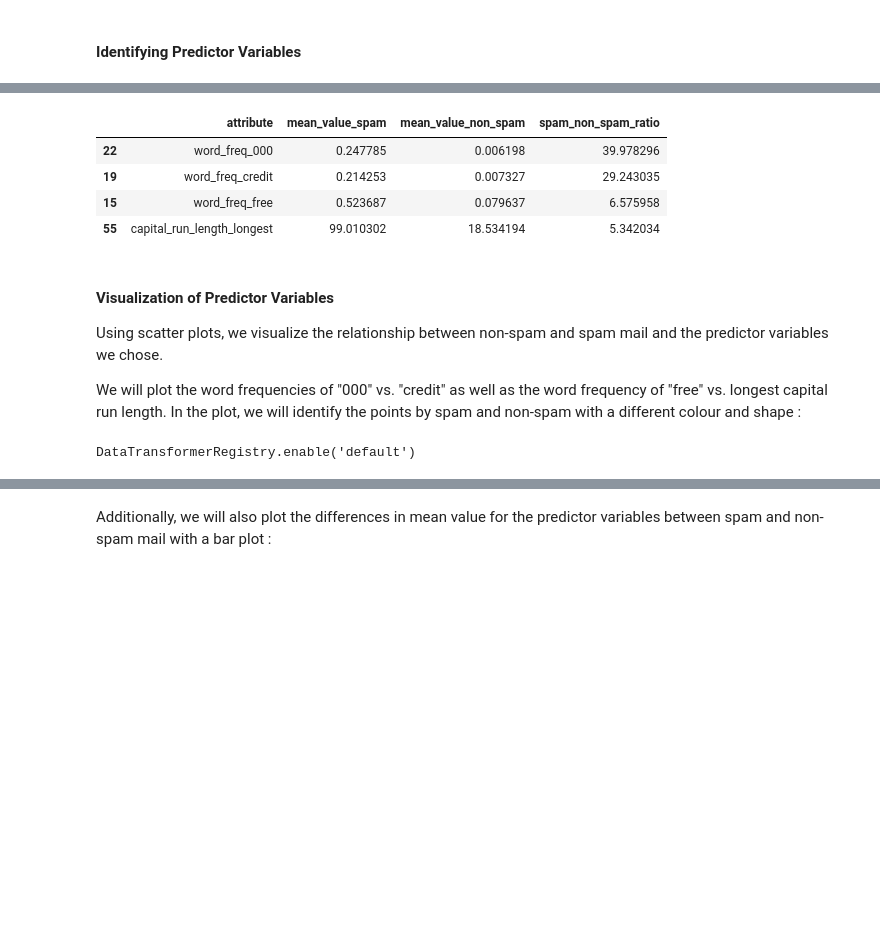
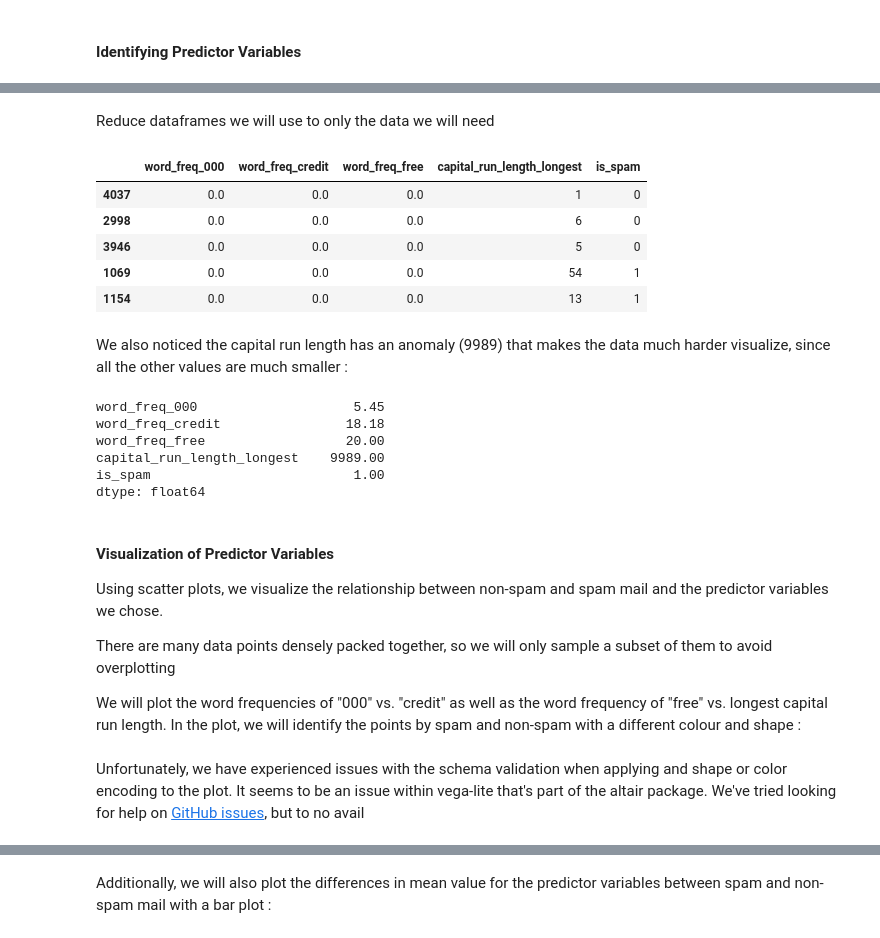
Before and after one commit to SusanLiu628/Dsci-100-project, a Jupyter notebook: Main.ipynb, the cells around one changed output, grey strips where cells are left out. Saved outputs shown, nothing was run; the diff lists cells and outputs as text; code cells hidden in the pictures; blank space fills up the shorter version.

Commit message:
Modified, cleaned and moved around plots and data

```diff
--- a/Main.ipynb
+++ b/Main.ipynb
@@ -44,14 +37,38 @@ spam_train, spam_test = train_test_split(spam, train_size = 0.75, stratify = spa
 # %% [markdown]
 #### Identifying Predictor Variables
 # %%
+# normalize data
+# spam_train = (spam_train - spam_train.min()) / (spam_train.max() - spam_train.min())
+
+
 spam_mail = spam_train[spam_train["is_spam"] == 1]
 non_spam = spam_train[spam_train["is_spam"] == 0]
-mean_spam = pd.DataFrame(spam_mail.mean().reset_index()).rename(columns = {"index": "attribute", 0: "mean_value_spam"})
-mean_non_spam = pd.DataFrame(non_spam.mean().reset_index()).rename(columns = {"index": "attribute", 0: "mean_value_non_spam"})
+mean_spam = pd.DataFrame(spam_mail.mean().reset_index()).rename(columns = {"index": "variable", 0: "mean_value_spam"})
+mean_non_spam = pd.DataFrame(non_spam.mean().reset_index()).rename(columns = {"index": "variable", 0: "mean_value_non_spam"})
 mean_non_spam
 
-mean_val_compare = mean_spam.merge(mean_non_spam, on = "attribute")
+mean_val_compare = mean_spam.merge(mean_non_spam, on = "variable")
 mean_val_compare = mean_val_compare.assign(spam_non_spam_ratio = mean_val_compare["mean_value_spam"] / mean_val_compare["mean_value_non_spam"])
 mean_val_compare = mean_val_compare.sort_values(by="spam_non_spam_ratio", ascending=False)
-mean_val_compare.head(20)
+# drop 3d as it is invalid
+mean_val_compare_plot_data = mean_val_compare[~mean_val_compare["variable"].isin(["word_freq_3d", "is_spam"])]
+
+ratio_bar_plot_top_20 = (
+    alt.Chart(
+        mean_val_compare_plot_data.head(20), title="Ratios of Spam to Non-Spam Mean"
+    ).mark_bar(color='orange')
+    .encode(
+        x=alt.X(
+            "variable",
+            title="Predictor Variable",
+            sort='-y'
+        ),
+        y=alt.Y(
+            "spam_non_spam_ratio",
+            title="Mean Spam / Mean Non-Spam",
+        ),
+    )
+)
+
+ratio_bar_plot_top_20
 # %% [output]
@@ -77,9 +76,28 @@ Reduce dataframes we will use to only the data we will need
+# %% [markdown]
+Reduce dataframes we will use to only the data we will need
 # %%
 spam_train_predictors = spam_train[["word_freq_000", "word_freq_credit", "word_freq_free", "capital_run_length_longest", "is_spam"]]
-mean_val_predictors = mean_val_compare[mean_val_compare["attribute"].isin(["word_freq_000", "word_freq_credit", "word_freq_free", "capital_run_length_longest"])]
+mean_val_predictors = mean_val_compare[mean_val_compare["variable"].isin(["word_freq_000", "word_freq_credit", "word_freq_free", "capital_run_length_longest"])]
+
+spam_train_predictors.head()
+
+# spam_train_predictors_norm = (spam_train_predictors - spam_train_predictors.min()) / (spam_train_predictors.max() - spam_train_predictors.min())
+# spam_train_predictors_norm.head(30)
 # %% [output]
-|  | attribute | mean_value_spam | mean_value_non_spam | spam_non_spam_ratio |
-| 22 | word_freq_000 | 0.247785 | 0.006198 | 39.978296 |
-| 19 | word_freq_credit | 0.214253 | 0.007327 | 29.243035 |
-| 15 | word_freq_free | 0.523687 | 0.079637 | 6.575958 |
-| 55 | capital_run_length_longest | 99.010302 | 18.534194 | 5.342034 |
+|  | word_freq_000 | word_freq_credit | word_freq_free | capital_run_length_longest | is_spam |
+| 4037 | 0.0 | 0.0 | 0.0 | 1 | 0 |
+| 2998 | 0.0 | 0.0 | 0.0 | 6 | 0 |
+| 3946 | 0.0 | 0.0 | 0.0 | 5 | 0 |
+| 1069 | 0.0 | 0.0 | 0.0 | 54 | 1 |
+| 1154 | 0.0 | 0.0 | 0.0 | 13 | 1 |
+# %% [markdown]
+We also noticed the capital run length has an anomaly (9989) that makes the data much harder visualize, since all the other values are much smaller :
+# %%
+spam_train_predictors.max()
+# %% [output]
+word_freq_000                    5.45
+word_freq_credit                18.18
+word_freq_free                  20.00
+capital_run_length_longest    9989.00
+is_spam                          1.00
+dtype: float64
@@ -87,13 +110,11 @@ mean_val_predictors = mean_val_compare[mean_val_compare["attribute"].isin(["word
 #### Visualization of Predictor Variables
 Using scatter plots, we visualize the relationship between non-spam and spam mail and the predictor variables we chose.
 
+There are many data points densely packed together, so we will only sample a subset of them to avoid overplotting
+
 We will plot the word frequencies of "000" vs. "credit" as well as the word frequency of "free" vs. longest capital run length. In the plot, we will identify the points by spam and non-spam with a different colour and shape :
-# %%
-import altair as alt
-alt.data_transformers.disable_max_rows()
-# !{sys.executable} -m pip uninstall rfc3986-validator
-# %% [output]
-DataTransformerRegistry.enable('default')
 # %%
 # !{sys.executable} -m pip install check-jsonschema
+# %% [markdown]
+Unfortunately, we have experienced issues with the schema validation when applying and shape or color encoding to the plot. It seems to be an issue within vega-lite that's part of the altair package. We've tried looking for help on [GitHub issues](https://github.com/altair-viz/altair/issues/2794), but to no avail
 # %%
```
Also changed, not shown: parts of 12 cells of this notebook.
